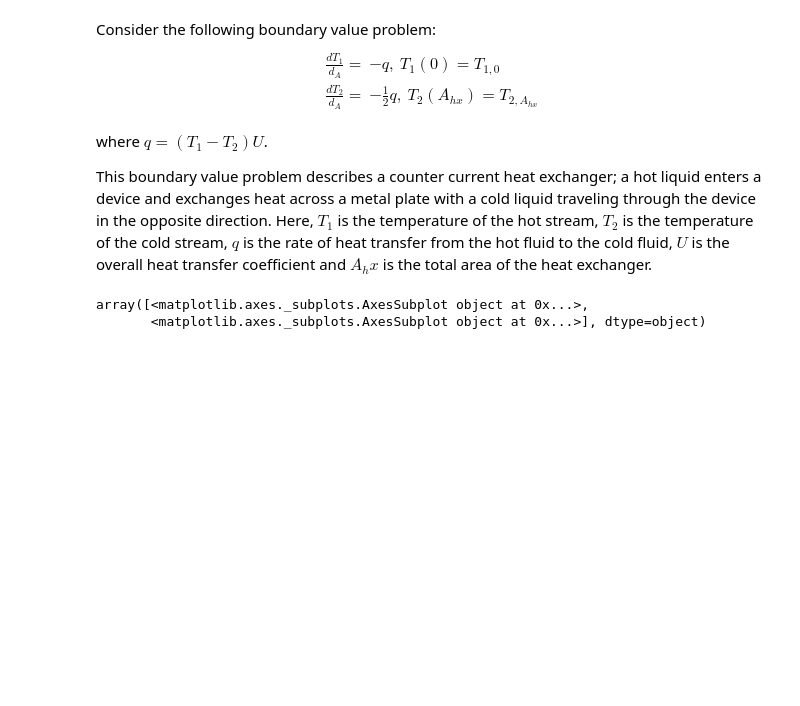
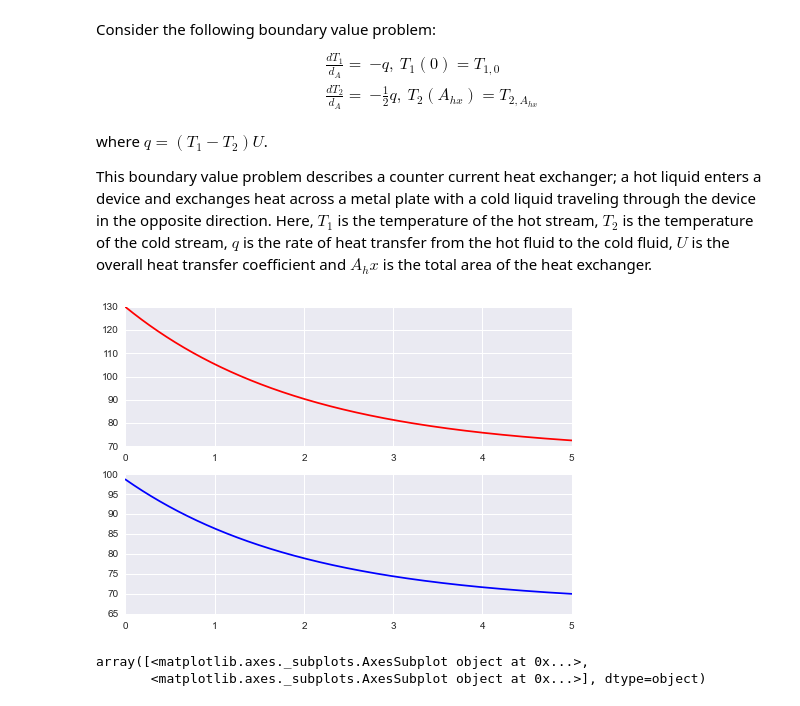
Before and after one commit to davidrpugh/pyCollocation, a Jupyter notebook: examples/heat-exchanger.ipynb, the cells around one changed output. Saved outputs shown, nothing was run; the diff lists cells and outputs as text; code cells hidden in the pictures; blank space fills up the shorter version.

```diff
--- a/examples/heat-exchanger.ipynb
+++ b/examples/heat-exchanger.ipynb
@@ -21,0 +168,8 @@ This boundary value problem describes a counter current heat exchanger; a hot li
+# %%
+solver = pycollocation.PolynomialSolver()
+# %%
+nodes = solver.collocation_nodes(15, domain, "Chebyshev")
+# %%
+T1_hat, T2_hat = solver.solve(initial_coefs, domain, nodes, params, problem, kind="Chebyshev")
+# %%
+As = np.linspace(0, params['Ahx'], 1000)
@@ -22,3 +178,10 @@ This boundary value problem describes a counter current heat exchanger; a hot li
+# %%
+fig, axes = plt.subplots(2, 1)
+axes[0].plot(As, T1_hat(As), color='r')
+axes[1].plot(As, T2_hat(As), color='b')
+plt.show()
+# %% [output]
+[figure, added]
 # %%
 # define some variables
 A, T1, T2 = sym.symbols('A, T1, T2')
```
Also changed, not shown: parts of 6 cells of this notebook, 4 other files.
